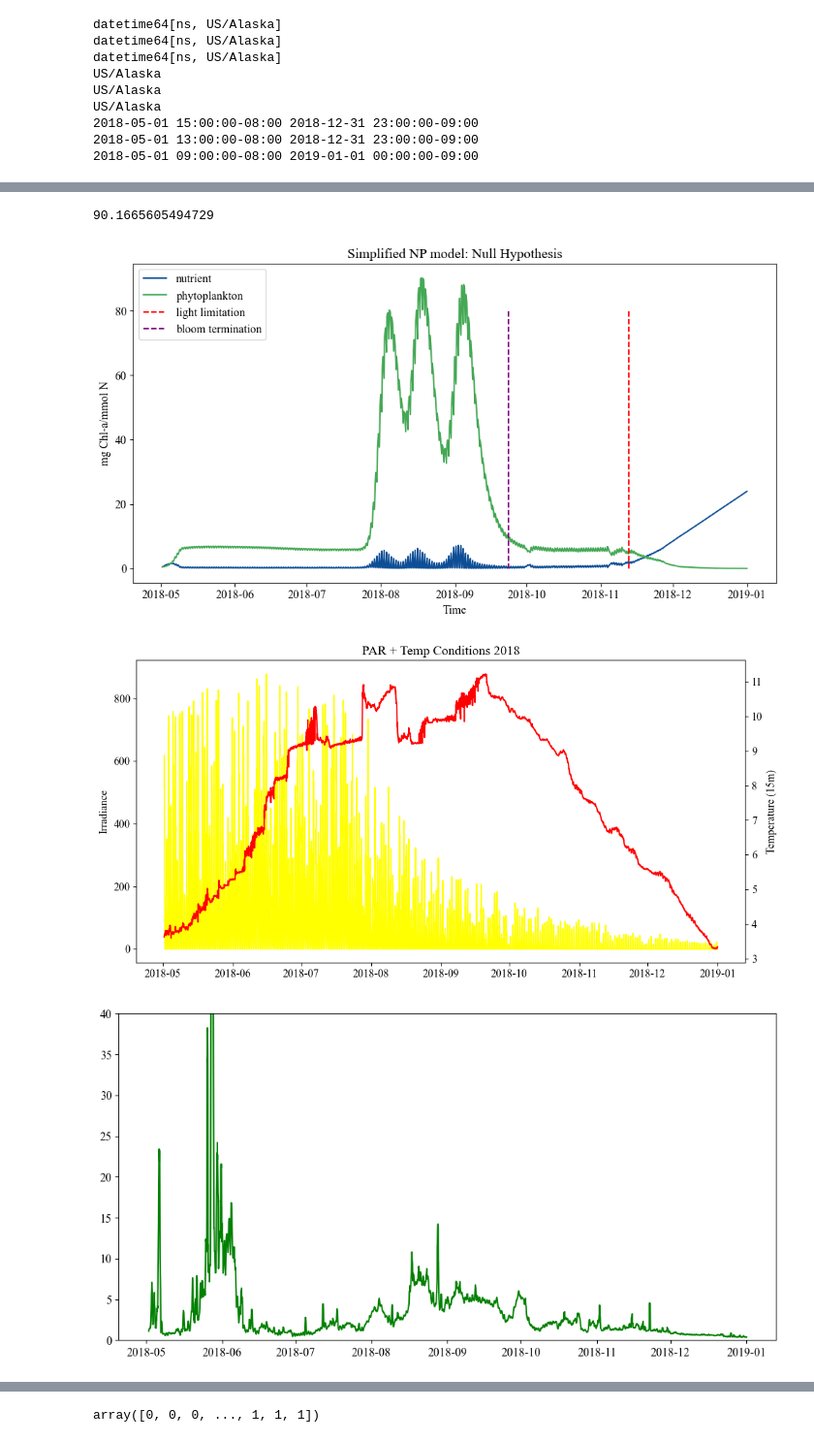
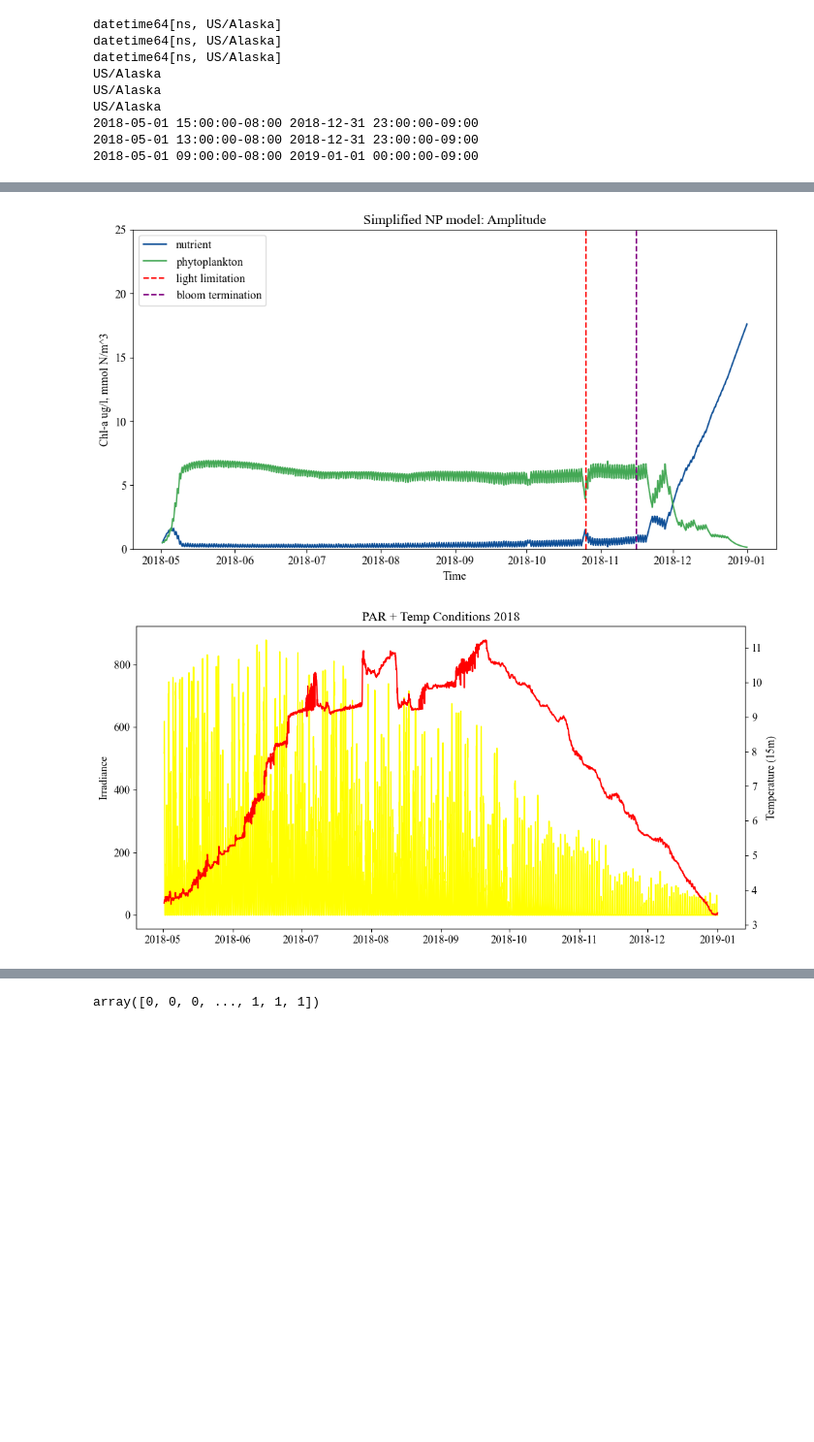
Before and after one commit to ashah1030/senior_thesis, a Jupyter notebook: NP_full_2018_model.ipynb, the cells around one changed output, grey strips where cells are left out. Shown at 97% size. Cells and saved outputs as stored; diff of their text form; code cells hidden in the pictures; blank space fills up the shorter version.

```diff
--- a/NP_full_2018_model.ipynb
+++ b/NP_full_2018_model.ipynb
@@ -418,7 +417,7 @@ US/Alaska
 2018-05-01 13:00:00-08:00 2018-12-31 23:00:00-09:00
 2018-05-01 09:00:00-08:00 2019-01-01 00:00:00-09:00
 # %%
-M2_2018_all = pd.merge(light_data_mod_pulses, chl_data_2018, on='time', how='inner') #add in pulsed light, right now we have original light since there are no pulses
+M2_2018_all = pd.merge(light_data_2018, chl_data_2018, on='time', how='inner') #add in pulsed light, right now we have original light since there are no pulses
 M2_2018_all = pd.merge(M2_2018_all, TS_data_2018, on='time', how='inner')
 I=(pd.DataFrame((M2_2018_all['approxPAR'].fillna(method='bfill')))) #backfill NaNs
 I = I.mul(0.5) #scale by 0.5 because we have surface irradiance values
@@ -437,7 +436,7 @@ R_g_0 = 9.23e-4 #max mortality rate at 0 degrees (h-1) -->  Jin et. al
 Vmax = 1e-5 #max nitrogen uptake rate (NO3 and NH4) -->  fNO3 in Jin et. al, defined as Vmax in Eslinger et. al ?? confused here...
 #fNO3 = .01 #from Jin et. al, maybe this is wrong, unsure????
 alpha = .05 # light --> photosynthesis conversion rate, mgC / [mg Chla h W m2] --> Eslinger et. al
-#beta = 0 #photoinhibition coefficient mg C /(mg Chla h W m2) --> Eslinger et. al
+beta = 0 #photoinhibition coefficient mg C /(mg Chla h W m2) --> Eslinger et. al
 P_B_S = 3.25 #max photosynthesis rate, mcg C/(mgChlhr) --> Eslinger et. al
 k_s = 1.0 #MM half staturation constant, change to get small versus large cells!!!
 k_N_chl = .4848 #converts mg-Chl to mmol N
@@ -514,11 +513,11 @@ def npz(t, X): #this model takes in temperature, nutrients (N), and irradiance (
         I_frac[round(t)] = (P_B(I_value)) #store I_frac
         N_frac[round(t)] = (V_frac_calc) #store N_frac
     [phyto_growth, phyto_resp, phyto_mortality] = phyto_rates(Temp, V_frac_calc, PBI) #calculate phyto rates based on Temperature
-    #abundant storms forcing
-    #F = (1/np.sqrt(strat_index)) * (gaussian(t, 1797, 0.3, 72) + gaussian(t, 2949, 0.3, 72) + gaussian(t, 3285, 0.3, 72) +  gaussian(t, 3669, 0.3, 72) + gaussian(t, 3992, 0.3, 72) + gaussian(t, 4400, 0.3, 96))
+    #abundant storms forcing + gaussian(t, 2949, 0.05, 72)
+    #F = (1/(np.sqrt(strat_index))) * (gaussian(t, 1797, 0.02, 72) + gaussian(t, 3285, 0.02, 72) +  gaussian(t, 3669, 0.02, 72) + gaussian(t, 3992, 0.02, 72) + gaussian(t, 4400, 0.1, 96))
     #NULL HYPOTHESIS FORCING
-    SF = 25/81.214756
-    F = (1/np.sqrt(strat_index)) * (gaussian (t, 2205, 0.15, 72) + gaussian(t, 2541, 0.15, 72) +  gaussian(t, 2949, 0.15, 72)) * SF
+    #SF = 25/81.214756
+    #F = (1/np.sqrt(strat_index)) * (gaussian (t, 2205, 0.15, 72) + gaussian(t, 2541, 0.15, 72) +  gaussian(t, 2949, 0.15, 72)) * SF
     #frequency forcing
     # SF = 25/81.214756
     # F = (1/np.sqrt(strat_index)) * (gaussian (t, 2205, 0.15, 72) + gaussian(t, 2301, 0.15, 72) +  gaussian(t, 2541, 0.15, 72)) *SF
@@ -526,10 +525,9 @@ def npz(t, X): #this model takes in temperature, nutrients (N), and irradiance (
     # SF = 25/162.429512
     # F = (1/np.sqrt(strat_index)) * (gaussian(t, 2205, 0.15, 144) + gaussian(t, 2541, 0.15, 144) +  gaussian(t, 2949, 0.15, 144)) *SF
     #amplitude forcing
-    SF = 50/162.429512
-    F = (1/np.sqrt(strat_index)) * (gaussian (t, 2205, 0.3, 72) + gaussian(t, 2541, 0.3, 72) +  gaussian(t, 2949, 0.3, 72))
-
-    dN_dt = - (P*(phyto_growth-phyto_resp))*(k_N_chl) + N_in(t) + F
+    #SF = 50/162.429512
+    #F = (1/np.sqrt(strat_index)) * (gaussian (t, 2205, 0.3, 72) + gaussian(t, 2541, 0.3, 72) +  gaussian(t, 2949, 0.3, 72)) *SF
+    dN_dt = - (P*(phyto_growth-phyto_resp))*(k_N_chl) + N_in(t) #+ F
     #dN_dt = N + #create new function here!
     dP_dt = P*(phyto_growth-phyto_resp-(6*phyto_mortality)) #scale by 0.001 to reduce over-grazing
     if dP_stored[round(t)] == None:
@@ -576,60 +578,50 @@ plt.rcParams['font.size'] = 12
 fig, ax4 = plt.subplots(figsize=(12, 6))  # Creates the figure
 
 # Plot on ax4
+
+#ax4.plot(timestamp, M2_model_2.y[0], color='cornflowerblue', label='nutrient (high SI)')  # P
+#ax4.plot(timestamp, M2_model_2.y[1], color='darkgreen', label='phytoplankton (high SI)')  # P
+
 ax4.plot(timestamp, M2_model.y[0], color='#0d4e96', label='nutrient')  # P
 ax4.plot(timestamp, M2_model.y[1], color='#44a855', label='phytoplankton')  # P
 
+#ax4.set_ylim([0,50])
 # Add vertical lines
-ax4.vlines(x=timestamp[first_occurrence], ymin=0, ymax=80, colors='r', linestyles='--', label='light limitation')
-ax4.vlines(x=timestamp[first_negative_index], ymin=0, ymax=80, colors='purple', linestyles='--', label='bloom termination')
+#ax4.vlines(x=timestamp[4966], ymin=0, ymax=40, colors='r', linestyles='--', label='light limitation high SI') #4966 for high SI
+#ax4.vlines(x=timestamp[4236], ymin=0, ymax=40, colors='fuchsia', linestyles='--', label='light limitation low SI') #4236 for low SI
+ax4.vlines(x=timestamp[first_occurrence], ymin=0, ymax=50, colors='red', linestyles='--', label='light limitation')
+ax4.vlines(x=timestamp[first_negative_index], ymin=0, ymax=50, colors='purple', linestyles='--', label='bloom termination')
 
 #ax5 = ax4.twinx()
 #ax5.plot(TS_data_2018.time, Forcing_plotted, color='steelblue', label='nutrient forcing')
 
 # Combine handles and labels from both ax4 and ax5 for the legend
 handles, labels = ax4.get_legend_handles_labels()
 #handles2, labels2 = ax5.get_legend_handles_labels()
 
 # Combine the handles and labels
-#handles.extend(handles2)
-#labels.extend(labels2)
+handles.extend(handles2)
+##labels.extend(labels2)
 
 # Create the legend
 plt.legend(handles, labels, loc='upper left')  # You can adjust the location as needed
 
-plt.title('Simplified NP model: Null Hypothesis')
+plt.title('Simplified NP model: Amplitude')
 plt.xlabel('Time')
-ax4.set_ylabel('mg Chl-a/mmol N')
+ax4.set_ylabel('Chl-a ug/l, mmol N/m^3')
+ax4.set_ylim([0,25])
 #ax5.set_ylabel('mmol N/day')
-plt.savefig('/Users/anjalishah/Desktop/Senior_Thesis/Figures/experiments/amplitude_output.jpg', dpi=300, bbox_inches='tight')
+plt.savefig('/Users/anjalishah/Desktop/Senior_Thesis/Figures/nonpulsed_output.jpg', dpi=300, bbox_inches='tight')
 
 #plot environmental conditions
 fig, ax1 = plt.subplots(figsize=(12, 6))
 ax1.plot(timestamp, I, color='yellow', label='Irradiance')
 ax1.set_ylabel('Irradiance')
 ax2 = ax1.twinx()
 ax2.plot(timestamp, T, color='red', label='Temperature')
 ax2.set_ylabel('Temperature (15m)')
 plt.title('PAR + Temp Conditions 2018')
 plt.savefig('/Users/anjalishah/Desktop/Senior_Thesis/Figures/PAR_temp_2018.jpg', dpi=300, bbox_inches='tight')
-
-
-fig, ax3 = plt.subplots(figsize=(12, 6))
-data_2023_M2 = pd.read_csv('/Users/anjalishah/Desktop/EcoFOCI2024/Data/Mooring_Sites/M2/22bs2c_ecf_0012m.csv')
-ax3.plot(timestamp, M2_2018_all[' ugrams/l'].rolling(10).mean(), color='green', label='Chl-a 2018')
-#ax3.plot(timestamp, np.log10(M2_2018_all[' ugrams/l'].rolling(10).mean()), color='green', label='Chl-a')
-data_2023_M2['time (UTC)'] = pd.to_datetime(data_2023_M2['time (UTC)'])
-ax3.set_ylim([0, 40])
-#ax3.plot(data_2023_M2['time (UTC)'], (data_2023_M2['chlorophyll_fluorescence'].rolling(10).mean()), label='Chl-a 2022')
-#ax3.set_ylabel('log(Chl-a)')
-#ax3.set_xlabel('Time)')
-#plt.title('Chlorophyll 2018 (11m)')
-#plt.savefig('/Users/anjalishah/Desktop/Senior_Thesis/Figures/chl_a_2018.jpg', dpi=300, bbox_inches='tight')
-
-
-print(np.max(M2_model.y[1]))
 # %% [output]
-90.1665605494729
-[figure, old version]
+[figure, new version]
-[figure, old version]
+[figure, new version]
-[figure, removed]
```
Also changed, not shown: parts of 15 cells of this notebook.
